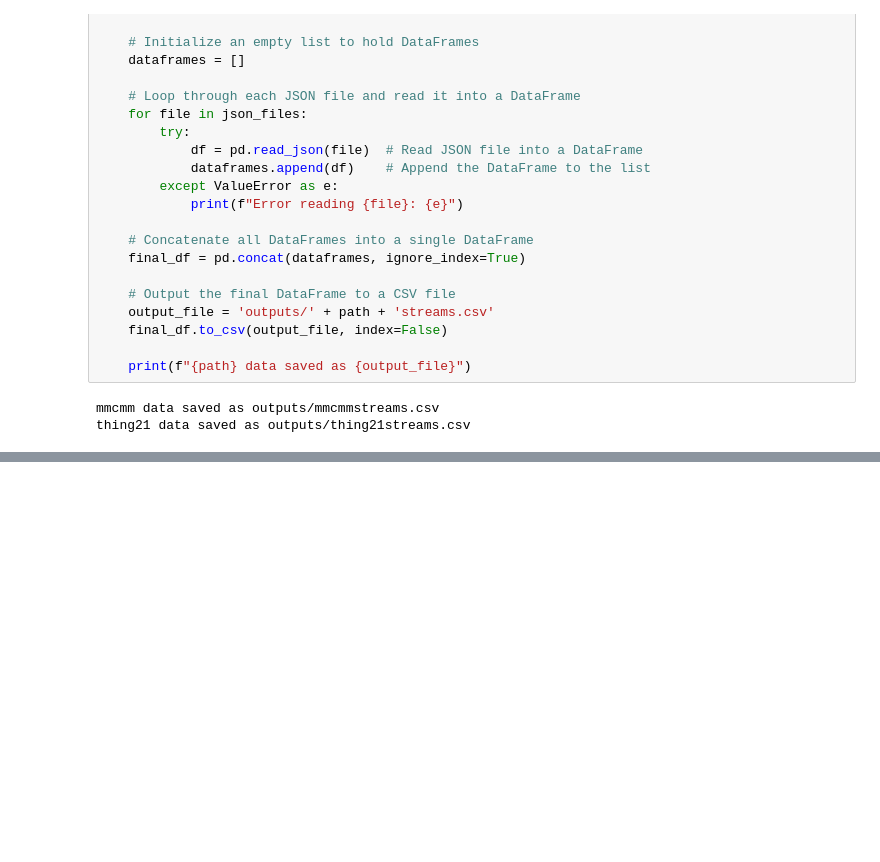
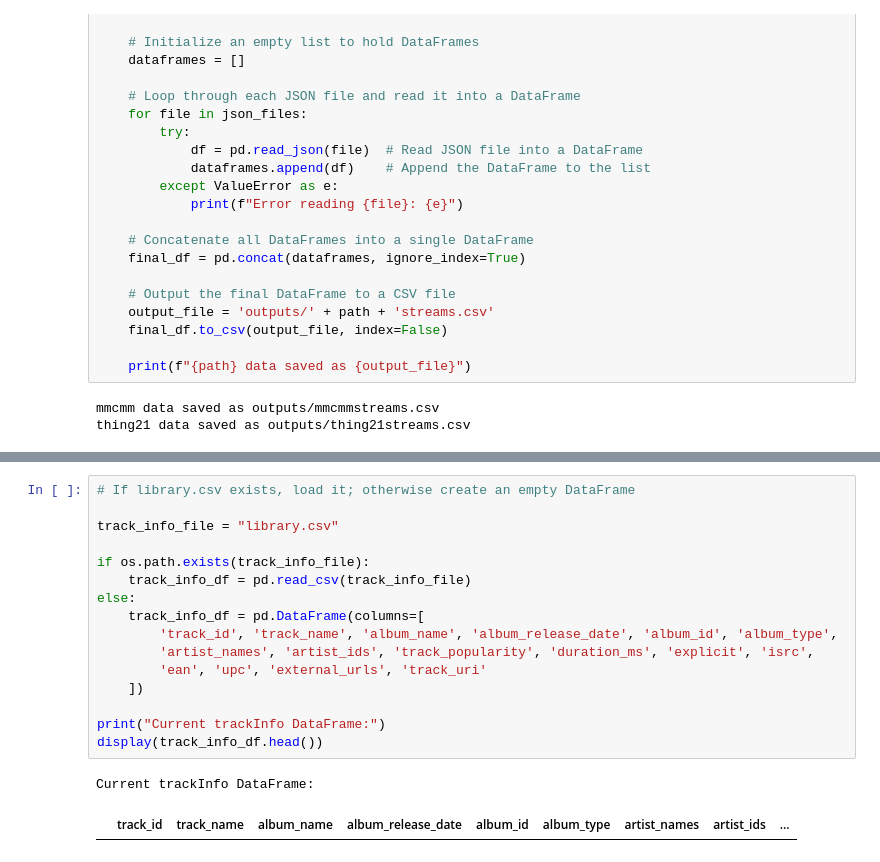
Before and after one commit to mitchjohns97/spotify_lifetime, a Jupyter notebook: spotifyAnalysis.ipynb, the cells around one changed output, grey strips where cells are left out. Drawn from its saved outputs; the diff is of its cells as text; blank space fills up the shorter version.

```diff
--- a/spotifyAnalysis.ipynb
+++ b/spotifyAnalysis.ipynb
@@ -443,0 +378,19 @@ KeyboardInterrupt:
+# %%
+# If library.csv exists, load it; otherwise create an empty DataFrame
+
+track_info_file = "library.csv"
+
+if os.path.exists(track_info_file):
+    track_info_df = pd.read_csv(track_info_file)
+else:
+    track_info_df = pd.DataFrame(columns=[
+        'track_id', 'track_name', 'album_name', 'album_release_date', 'album_id', 'album_type',
+        'artist_names', 'artist_ids', 'track_popularity', 'duration_ms', 'explicit', 'isrc',
+        'ean', 'upc', 'external_urls', 'track_uri'
+    ])
+
+print("Current trackInfo DataFrame:")
+display(track_info_df.head())
+# %% [output]
+Current trackInfo DataFrame:
+|  | track_id | track_name | album_name | album_release_date | album_id | album_type | artist_names | artist_ids | ... |
```
Also changed, not shown: parts of 19 cells of this notebook.
